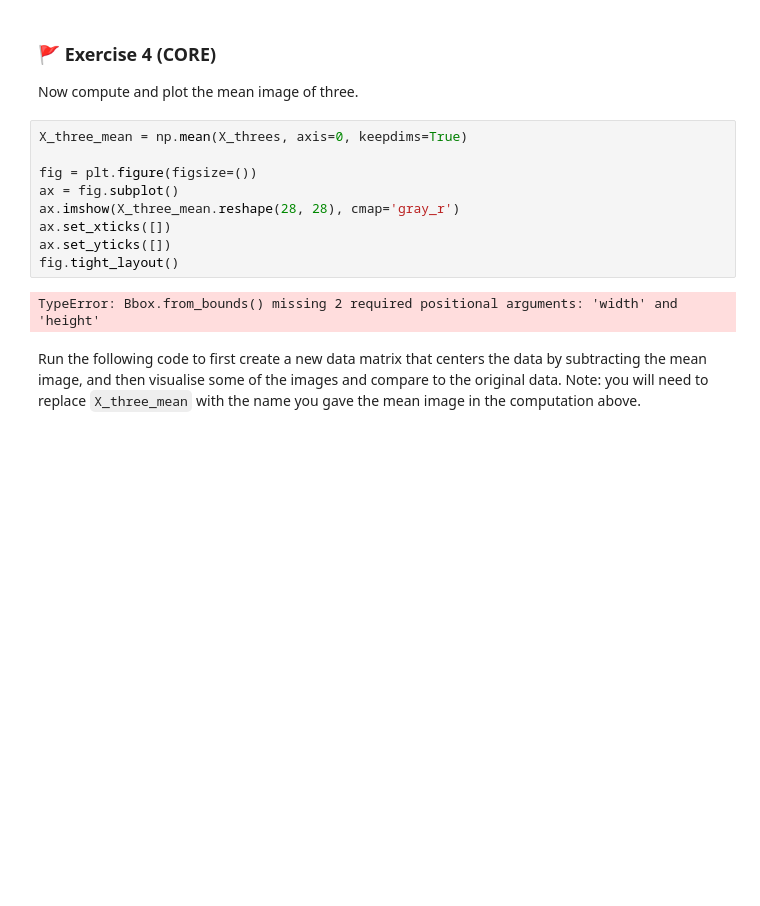
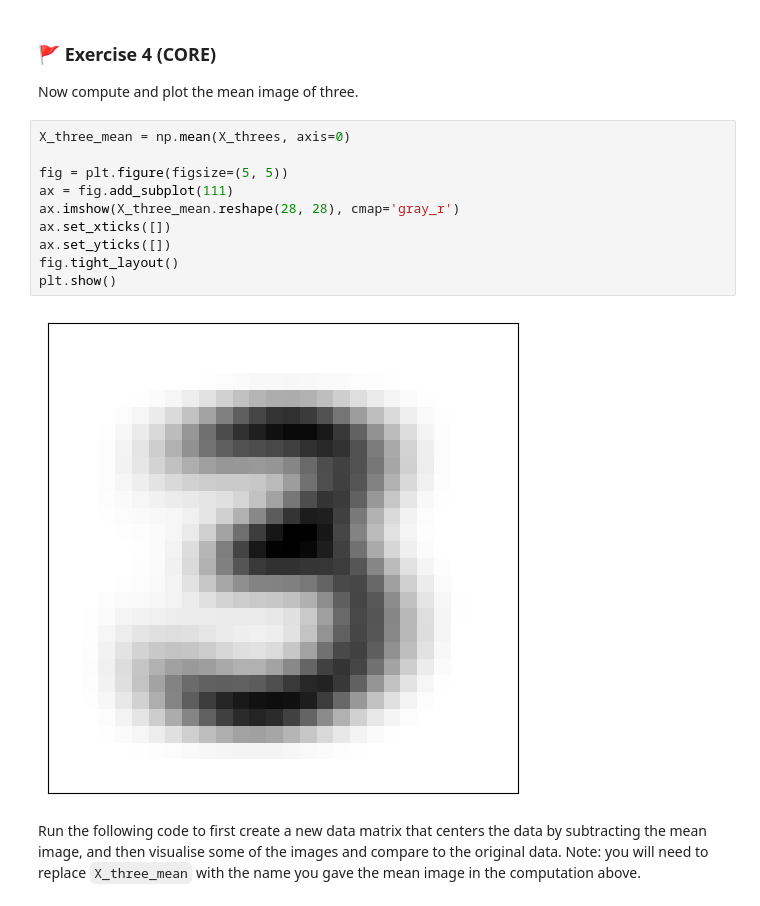
Before and after one commit to Tsouzou/Open-and-closed-loop-experiment, a Jupyter notebook: mlp_week02(1).ipynb, the cells around one changed output. Drawn from its saved outputs; the diff is of its cells as text; blank space fills up the shorter version.

```diff
--- a/mlp_week02(1).ipynb
+++ b/mlp_week02(1).ipynb
@@ -139,16 +128,17 @@ There are 7141 data points and 784 features
 
 Now compute and plot the mean image of three.
 # %%
-X_three_mean = np.mean(X_threes, axis=0, keepdims=True)
+X_three_mean = np.mean(X_threes, axis=0)
 
-fig = plt.figure(figsize=())
-ax = fig.subplot()
+fig = plt.figure(figsize=(5, 5))
+ax = fig.add_subplot(111)
 ax.imshow(X_three_mean.reshape(28, 28), cmap='gray_r')
 ax.set_xticks([])
 ax.set_yticks([])
 fig.tight_layout()
+plt.show()
 # %% [output]
-TypeError: Bbox.from_bounds() missing 2 required positional arguments: 'width' and 'height'
+[figure, added]
 # %% [markdown]
 Run the following code to first create a new data matrix that centers the data by subtracting the mean image, and then visualise some of the images and compare to the original data. Note: you will need to replace `X_three_mean` with the name you gave the mean image in the computation above.
 # %%
```
Also changed, not shown: parts of 29 cells of this notebook, 1 other file.
